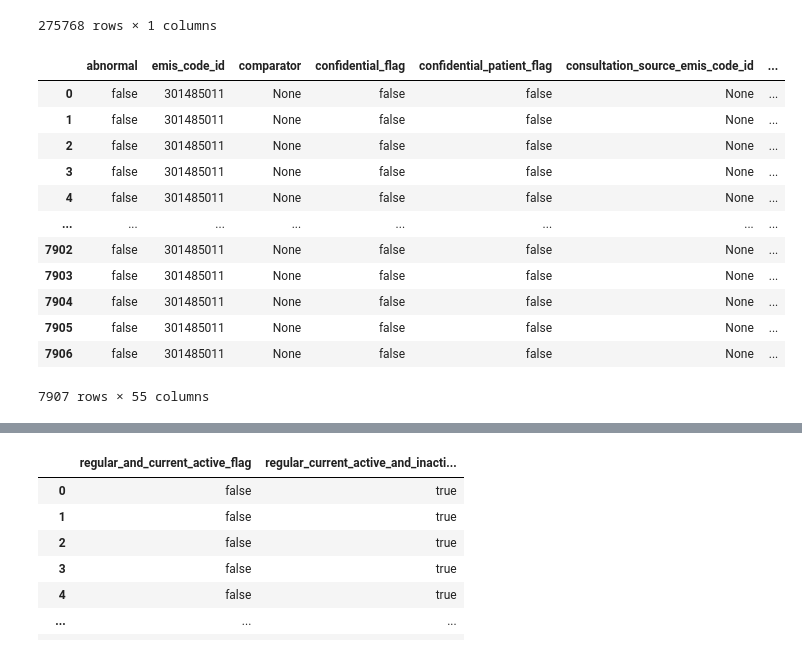
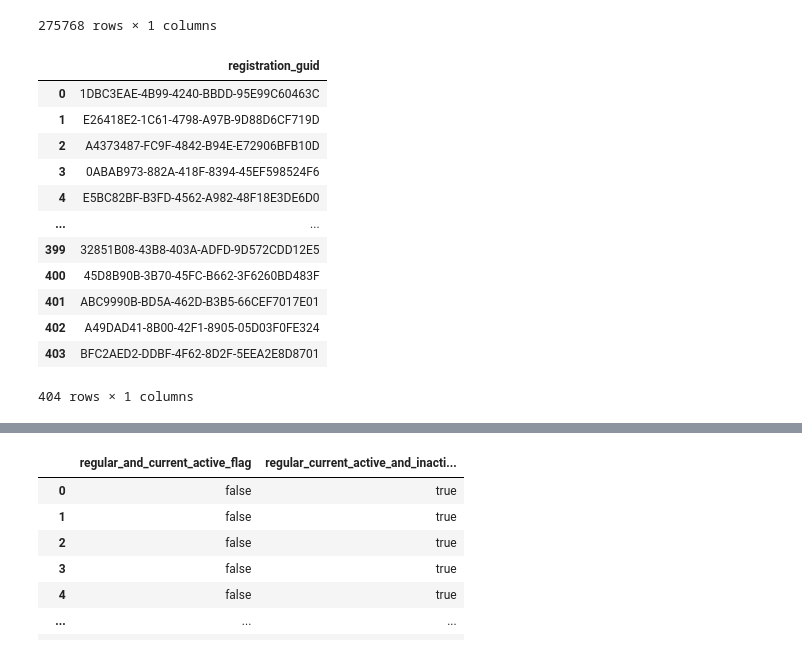
Before and after one commit to rpenn97/EMIS_task, a Jupyter notebook: solution/solution_py.ipynb, the cells around one changed output, grey strips where cells are left out. Saved outputs shown, nothing was run; the diff lists cells and outputs as text; code cells hidden in the pictures.

Commit message:
distinct patients in patient table with asthma

```diff
--- a/solution/solution_py.ipynb
+++ b/solution/solution_py.ipynb
@@ -211,24 +211,24 @@ psql.sqldf("""
 # %%
 # Non-dummy patients with asthma, with current active flag
 
 psql.sqldf("""
-           SELECT * FROM observation_table o
+           SELECT DISTINCT(o.registration_guid) FROM observation_table o
            INNER JOIN clinical_codes c ON (o.snomed_concept_id = c.snomed_concept_id)
            WHERE (o.dummy_patient_flag = 'false'
            AND c.refset_simple_id = 999012891000230104
            AND o.regular_and_current_active_flag = 'true')
            """)
 # %% [output]
-|  | abnormal | emis_code_id | comparator | confidential_flag | confidential_patient_flag | consultation_source_emis_code_id | ... |
-| 0 | false | 301485011 | None | false | false | None | ... |
-| 1 | false | 301485011 | None | false | false | None | ... |
-| 2 | false | 301485011 | None | false | false | None | ... |
-| 3 | false | 301485011 | None | false | false | None | ... |
-| 4 | false | 301485011 | None | false | false | None | ... |
-| ... | ... | ... | ... | ... | ... | ... | ... |
-| 7902 | false | 301485011 | None | false | false | None | ... |
-| 7903 | false | 301485011 | None | false | false | None | ... |
-| 7904 | false | 301485011 | None | false | false | None | ... |
-| 7905 | false | 301485011 | None | false | false | None | ... |
-| 7906 | false | 301485011 | None | false | false | None | ... |
+|  | registration_guid |
+| 0 | 1DBC3EAE-4B99-4240-BBDD-95E99C60463C |
+| 1 | E26418E2-1C61-4798-A97B-9D88D6CF719D |
+| 2 | A4373487-FC9F-4842-B94E-E72906BFB10D |
+| 3 | 0ABAB973-882A-418F-8394-45EF598524F6 |
+| 4 | E5BC82BF-B3FD-4562-A982-48F18E3DE6D0 |
+| ... | ... |
+| 399 | 32851B08-43B8-403A-ADFD-9D572CDD12E5 |
+| 400 | 45D8B90B-3B70-45FC-B662-3F6260BD483F |
+| 401 | ABC9990B-BD5A-462D-B3B5-66CEF7017E01 |
+| 402 | A49DAD41-8B00-42F1-8905-05D03F0FE324 |
+| 403 | BFC2AED2-DDBF-4F62-8D2F-5EEA2E8D8701 |
-7907 rows × 55 columns
+404 rows × 1 columns
```
Also changed, not shown: parts of 2 cells of this notebook.
